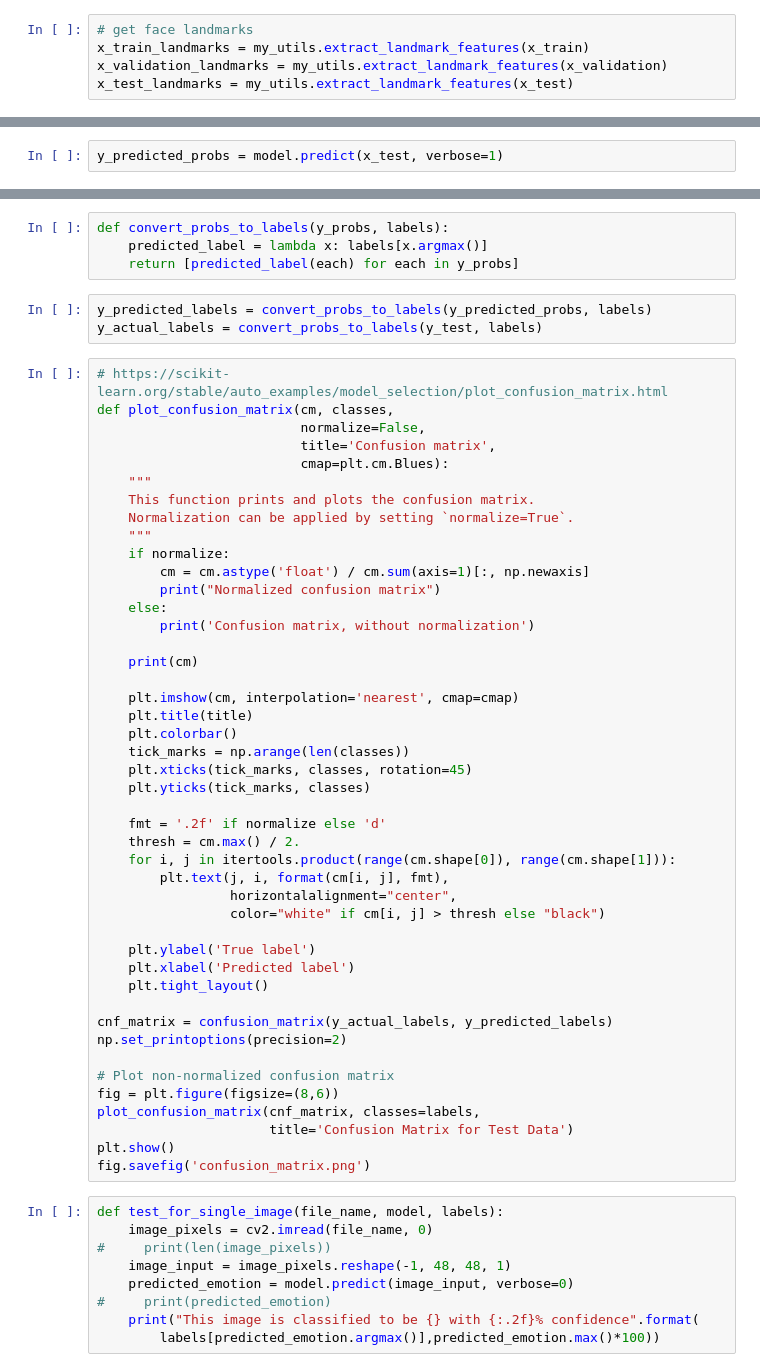
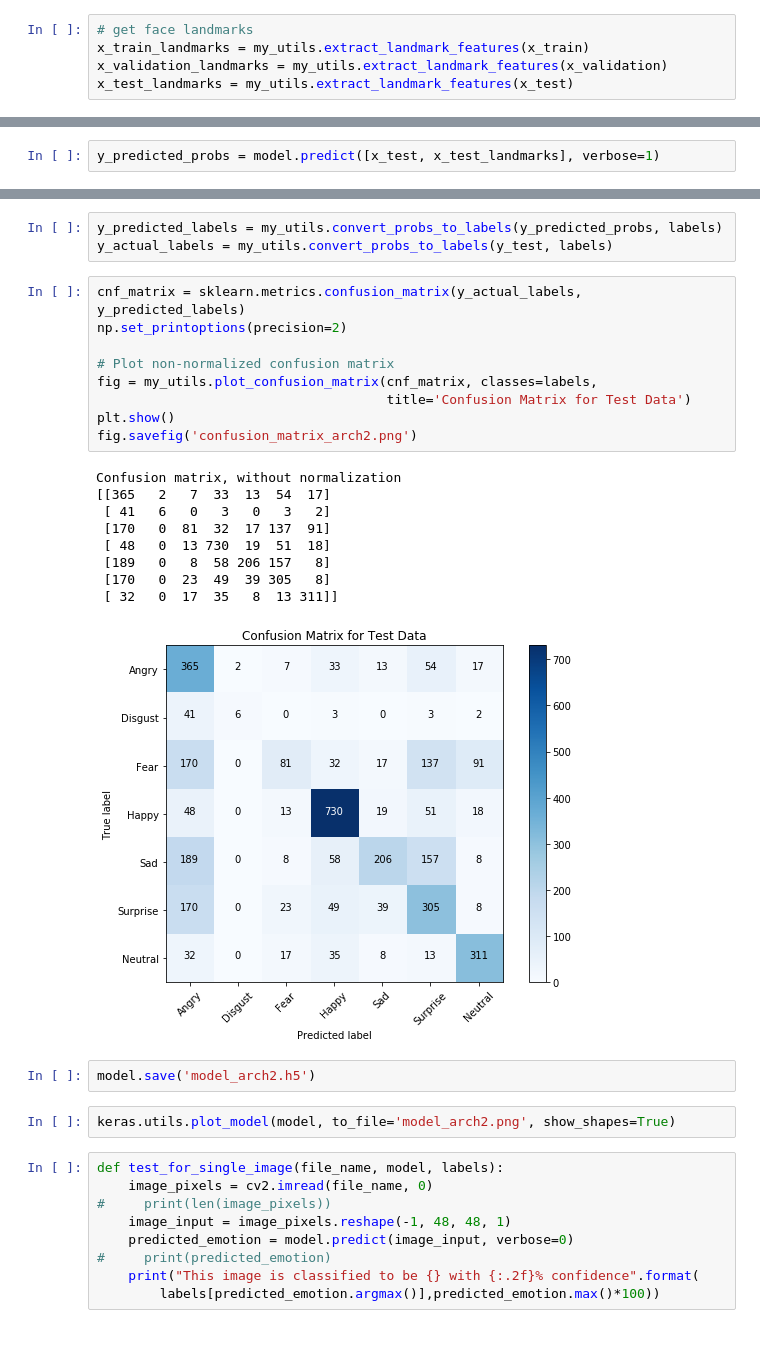
Before and after one commit to nagula-ritvika/emotion-recognition, a Jupyter notebook: cnn_arch_2.ipynb, the cells around one changed output, grey strips where cells are left out. Saved outputs shown, nothing was run; the diff lists cells and outputs as text; blank space fills up the shorter version.

```diff
--- a/cnn_arch_2.ipynb
+++ b/cnn_arch_2.ipynb
@@ -160,2 +215,2 @@ plt.show()
 # %%
-y_predicted_probs = model.predict(x_test, verbose=1)
+y_predicted_probs = model.predict([x_test, x_test_landmarks], verbose=1)
@@ -168,55 +231,29 @@ print("Test Accuracy", score[1])
-# %%
-def convert_probs_to_labels(y_probs, labels):
-    predicted_label = lambda x: labels[x.argmax()]
-    return [predicted_label(each) for each in y_probs]
 # %%
-y_predicted_labels = convert_probs_to_labels(y_predicted_probs, labels)
-y_actual_labels = convert_probs_to_labels(y_test, labels)
+y_predicted_labels = my_utils.convert_probs_to_labels(y_predicted_probs, labels)
+y_actual_labels = my_utils.convert_probs_to_labels(y_test, labels)
-# %%
-# https://scikit-learn.org/stable/auto_examples/model_selection/plot_confusion_matrix.html
-def plot_confusion_matrix(cm, classes,
-                          normalize=False,
-                          title='Confusion matrix',
-                          cmap=plt.cm.Blues):
-    """
-    This function prints and plots the confusion matrix.
-    Normalization can be applied by setting `normalize=True`.
-    """
-    if normalize:
-        cm = cm.astype('float') / cm.sum(axis=1)[:, np.newaxis]
-        print("Normalized confusion matrix")
-    else:
-        print('Confusion matrix, without normalization')
-
-    print(cm)
-
-    plt.imshow(cm, interpolation='nearest', cmap=cmap)
-    plt.title(title)
-    plt.colorbar()
-    tick_marks = np.arange(len(classes))
-    plt.xticks(tick_marks, classes, rotation=45)
-    plt.yticks(tick_marks, classes)
-
-    fmt = '.2f' if normalize else 'd'
-    thresh = cm.max() / 2.
-    for i, j in itertools.product(range(cm.shape[0]), range(cm.shape[1])):
-        plt.text(j, i, format(cm[i, j], fmt),
-                 horizontalalignment="center",
-                 color="white" if cm[i, j] > thresh else "black")
-
-    plt.ylabel('True label')
-    plt.xlabel('Predicted label')
-    plt.tight_layout()
-
-cnf_matrix = confusion_matrix(y_actual_labels, y_predicted_labels)
-np.set_printoptions(precision=2)
-
-# Plot non-normalized confusion matrix
-fig = plt.figure(figsize=(8,6))
-plot_confusion_matrix(cnf_matrix, classes=labels,
-                      title='Confusion Matrix for Test Data')
-plt.show()
-fig.savefig('confusion_matrix.png')
+# %%
+cnf_matrix = sklearn.metrics.confusion_matrix(y_actual_labels, y_predicted_labels)
+np.set_printoptions(precision=2)
+
+# Plot non-normalized confusion matrix
+fig = my_utils.plot_confusion_matrix(cnf_matrix, classes=labels,
+                                     title='Confusion Matrix for Test Data')
+plt.show()
+fig.savefig('confusion_matrix_arch2.png')
+# %% [output]
+Confusion matrix, without normalization
+[[365   2   7  33  13  54  17]
+ [ 41   6   0   3   0   3   2]
+ [170   0  81  32  17 137  91]
+ [ 48   0  13 730  19  51  18]
+ [189   0   8  58 206 157   8]
+ [170   0  23  49  39 305   8]
+ [ 32   0  17  35   8  13 311]]
+[figure, added]
+# %%
+model.save('model_arch2.h5')
+# %%
+keras.utils.plot_model(model, to_file='model_arch2.png', show_shapes=True)
 # %%
 def test_for_single_image(file_name, model, labels):
     image_pixels = cv2.imread(file_name, 0)
```
Also changed, not shown: parts of 7 cells of this notebook, 9 other files.
